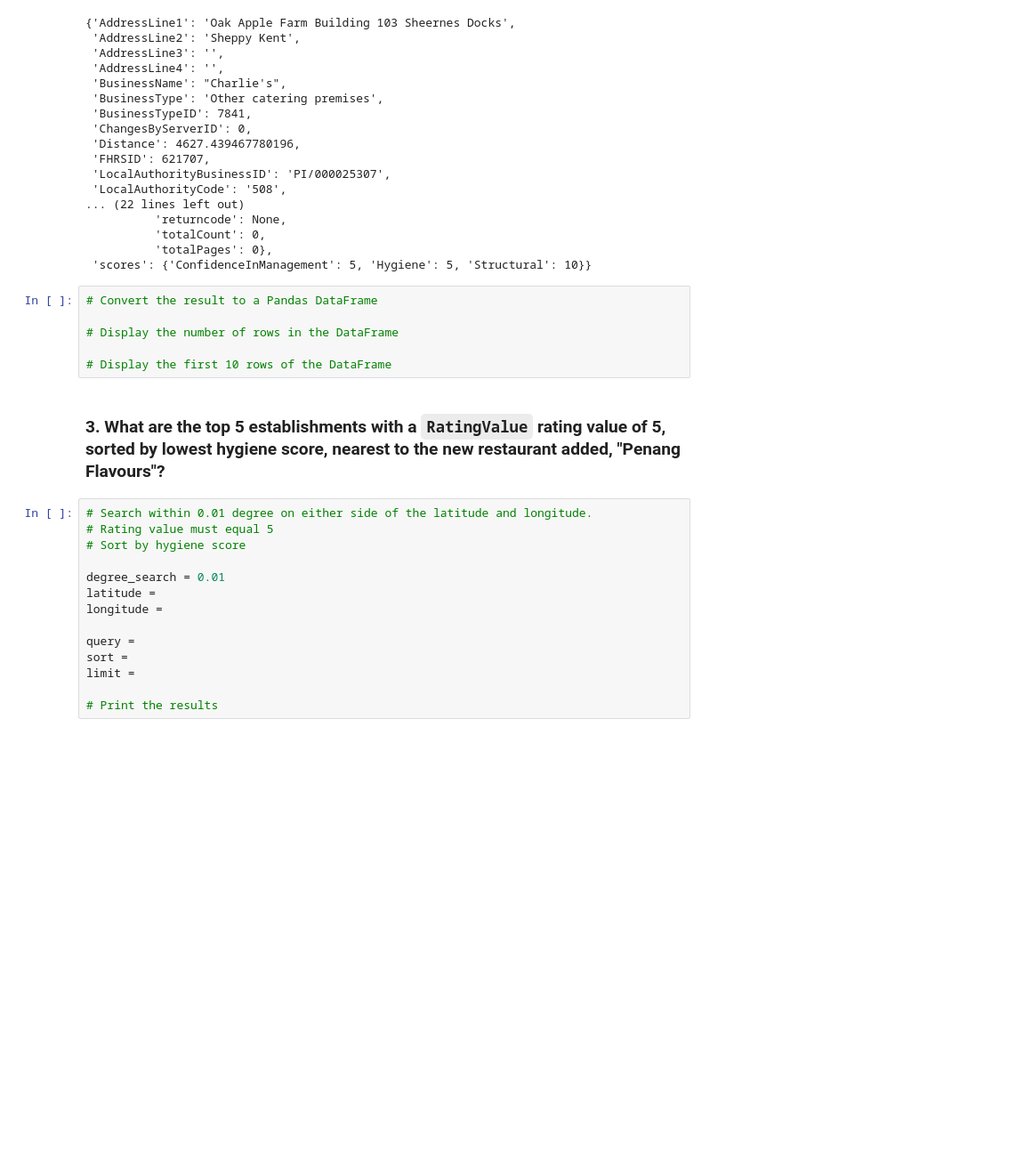
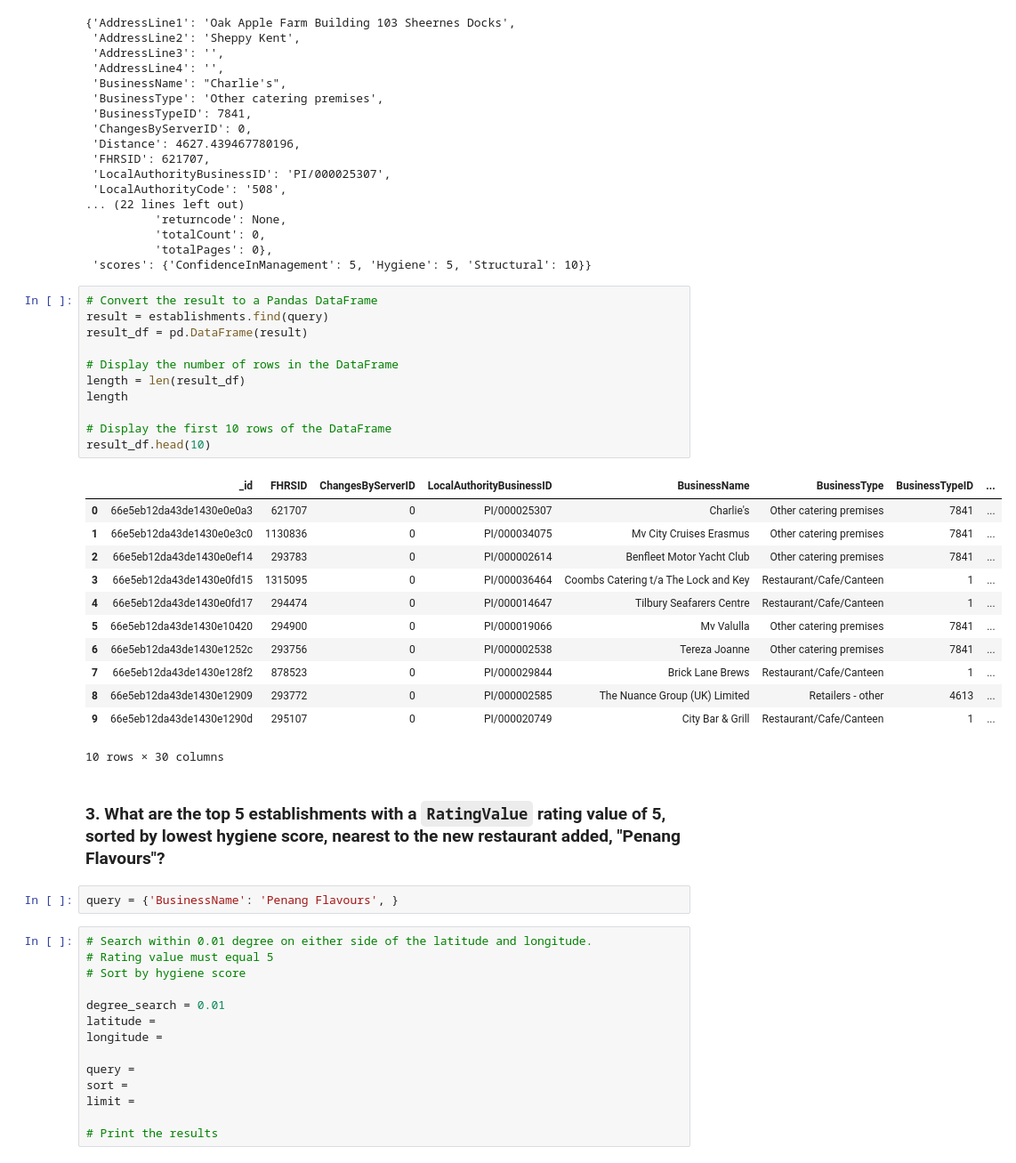
Before and after one commit to lilianaperezdiaz/nosql-challenge, a Jupyter notebook: NoSQL_analysis_starter.ipynb, the cells around one changed output. Shown at 89% size. Saved outputs shown, nothing was run; the diff lists cells and outputs as text; blank space fills up the shorter version.

```diff
--- a/NoSQL_analysis_starter.ipynb
+++ b/NoSQL_analysis_starter.ipynb
@@ -130,12 +130,32 @@ pprint(result[0])
  'scores': {'ConfidenceInManagement': 5, 'Hygiene': 5, 'Structural': 10}}
 # %%
 # Convert the result to a Pandas DataFrame
+result = establishments.find(query)
+result_df = pd.DataFrame(result)
 
 # Display the number of rows in the DataFrame
+length = len(result_df)
+length
 
 # Display the first 10 rows of the DataFrame
+result_df.head(10)
+# %% [output]
+|  | _id | FHRSID | ChangesByServerID | LocalAuthorityBusinessID | BusinessName | BusinessType | BusinessTypeID | ... |
+| 0 | 66e5eb12da43de1430e0e0a3 | 621707 | 0 | PI/000025307 | Charlie's | Other catering premises | 7841 | ... |
+| 1 | 66e5eb12da43de1430e0e3c0 | 1130836 | 0 | PI/000034075 | Mv City Cruises Erasmus | Other catering premises | 7841 | ... |
+| 2 | 66e5eb12da43de1430e0ef14 | 293783 | 0 | PI/000002614 | Benfleet Motor Yacht Club | Other catering premises | 7841 | ... |
+| 3 | 66e5eb12da43de1430e0fd15 | 1315095 | 0 | PI/000036464 | Coombs Catering t/a The Lock and Key | Restaurant/Cafe/Canteen | 1 | ... |
+| 4 | 66e5eb12da43de1430e0fd17 | 294474 | 0 | PI/000014647 | Tilbury Seafarers Centre | Restaurant/Cafe/Canteen | 1 | ... |
+| 5 | 66e5eb12da43de1430e10420 | 294900 | 0 | PI/000019066 | Mv Valulla | Other catering premises | 7841 | ... |
+| 6 | 66e5eb12da43de1430e1252c | 293756 | 0 | PI/000002538 | Tereza Joanne | Other catering premises | 7841 | ... |
+| 7 | 66e5eb12da43de1430e128f2 | 878523 | 0 | PI/000029844 | Brick Lane Brews | Restaurant/Cafe/Canteen | 1 | ... |
+| 8 | 66e5eb12da43de1430e12909 | 293772 | 0 | PI/000002585 | The Nuance Group (UK) Limited | Retailers - other | 4613 | ... |
+| 9 | 66e5eb12da43de1430e1290d | 295107 | 0 | PI/000020749 | City Bar & Grill | Restaurant/Cafe/Canteen | 1 | ... |
+10 rows × 30 columns
 # %% [markdown]
 ### 3. What are the top 5 establishments with a `RatingValue` rating value of 5, sorted by lowest hygiene score, nearest to the new restaurant added, "Penang Flavours"?
+# %%
+query = {'BusinessName': 'Penang Flavours', }
 # %%
 # Search within 0.01 degree on either side of the latitude and longitude.
 # Rating value must equal 5
```
Also changed, not shown: 1 other file.
